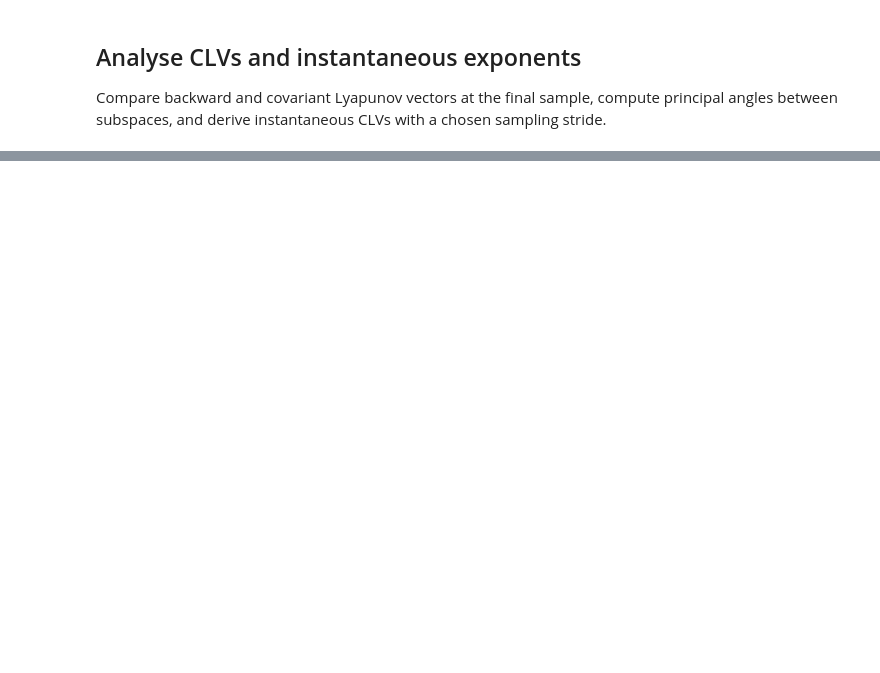
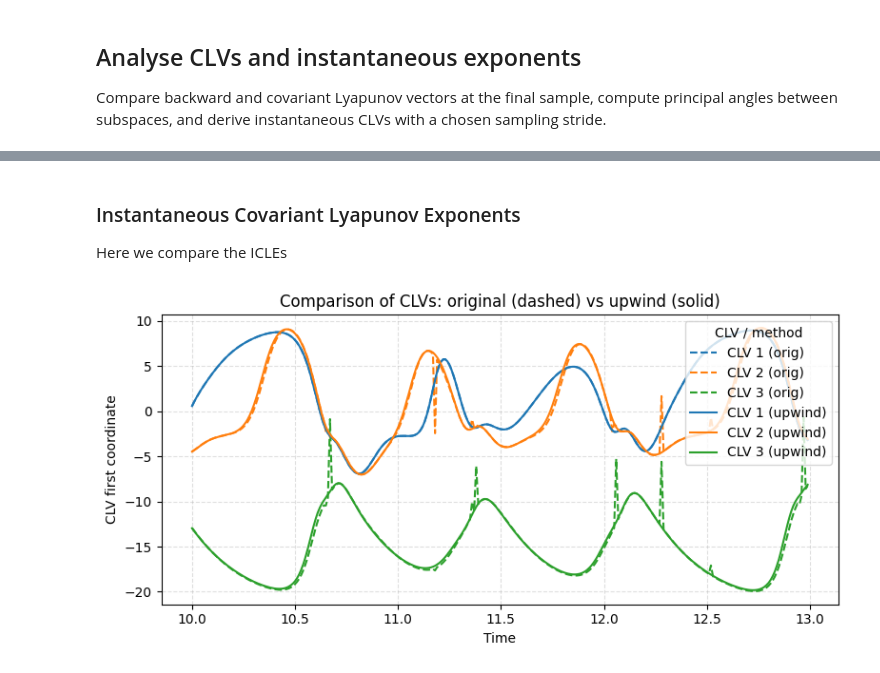
Before and after one commit to MagriLab/clvlib, a Jupyter notebook: tutorials/lorenz_numpy_quickstart.ipynb, the cells around one changed output, grey strips where cells are left out. Drawn from its saved outputs; the diff is of its cells as text; code cells hidden in the pictures; blank space fills up the shorter version.

```diff
--- a/tutorials/lorenz_numpy_quickstart.ipynb
+++ b/tutorials/lorenz_numpy_quickstart.ipynb
@@ -99,0 +127,9 @@ print("ICLE shape:", icle.shape)
+# %%
+cosine_upwind, theta_upwind = compute_angles(CLV_history_upwind[:, 0], CLV_history_upwind[:, 1])
+print('Angles between first and second CLVs (radians):', theta_upwind)
+
+angles_upwind = principal_angles(CLV_history_upwind[:, :, :-1], CLV_history_upwind[:, :, -1:])
+print('Principal angles shape:', angles_upwind.shape)
+
+icle_upwind = compute_ICLE(jacobian, trajectory, times, CLV_history_upwind)
+print('ICLE shape:', icle.shape)
@@ -99,0 +199,27 @@ print("ICLE shape:", icle.shape)
+# %% [markdown]
+### Instantaneous Covariant Lyapunov Exponents
+
+Here we compare the ICLEs
+# %%
+plt.figure(figsize=(8, 4))
+
+start, end = 1000, 1300
+
+# plot original (dashed) and upwind (solid) CLV first-coordinate for three vectors
+plt.plot(times[start:end], icle[start:end, 0], label='CLV 1 (orig)', linestyle='--', color='C0')
+plt.plot(times[start:end], icle[start:end, 1], label='CLV 2 (orig)', linestyle='--', color='C1')
+plt.plot(times[start:end], icle[start:end, 2], label='CLV 3 (orig)', linestyle='--', color='C2')
+
+plt.plot(times[start:end], icle_upwind[start:end, 0], label='CLV 1 (upwind)', color='C0')
+plt.plot(times[start:end], icle_upwind[start:end, 1], label='CLV 2 (upwind)', color='C1')
+plt.plot(times[start:end], icle_upwind[start:end, 2], label='CLV 3 (upwind)', color='C2')
+
+plt.xlabel('Time')
+plt.ylabel('CLV first coordinate')
+plt.title('Comparison of CLVs: original (dashed) vs upwind (solid)')
+plt.grid(True, linestyle='--', alpha=0.4)
+plt.legend(title='CLV / method', loc='upper right')
+plt.tight_layout()
+plt.show()
+# %% [output]
+[figure, added]
```
Also changed, not shown: parts of 16 cells of this notebook.
